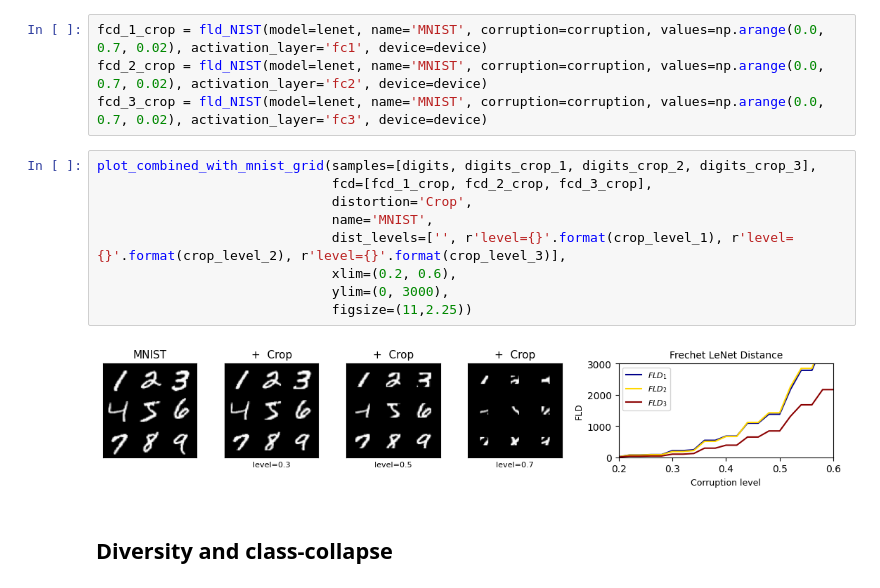
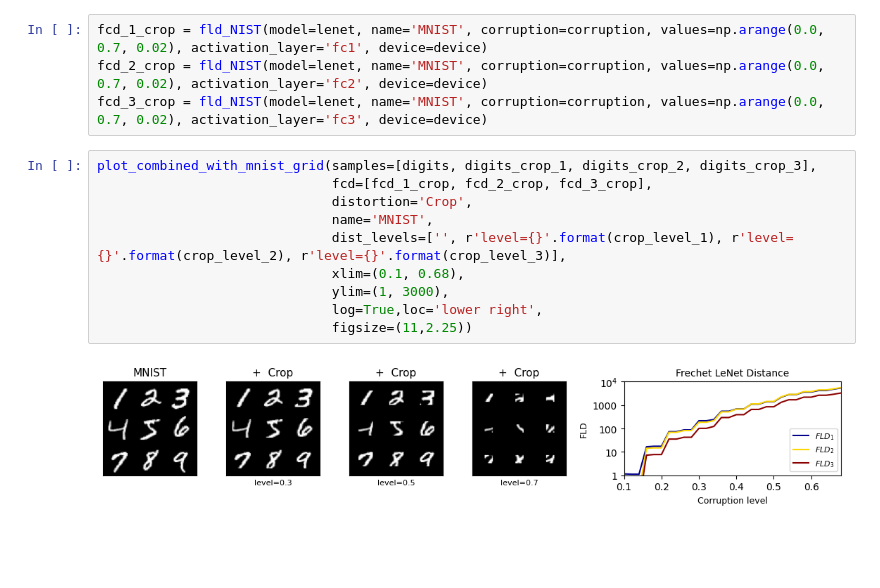
Before and after one commit to dfaroughy/FID-MNIST, a Jupyter notebook: example_MNIST.ipynb, the cells around one changed output. Cells and saved outputs as stored; diff of their text form; blank space fills up the shorter version.

```diff
--- a/example_MNIST.ipynb
+++ b/example_MNIST.ipynb
@@ -215,13 +220,12 @@ fcd_3_crop = fld_NIST(model=lenet, name='MNIST', corruption=corruption, values=n
 # %%
 plot_combined_with_mnist_grid(samples=[digits, digits_crop_1, digits_crop_2, digits_crop_3],
                               fcd=[fcd_1_crop, fcd_2_crop, fcd_3_crop],
                               distortion='Crop',
                               name='MNIST',
                               dist_levels=['', r'level={}'.format(crop_level_1), r'level={}'.format(crop_level_2), r'level={}'.format(crop_level_3)],
-                              xlim=(0.2, 0.6),
-                              ylim=(0, 3000),
+                              xlim=(0.1, 0.68),
+                              ylim=(1, 3000),
+                              log=True,loc='lower right',
                               figsize=(11,2.25))
 # %% [output]
-[figure, old version]
+[figure, new version]
-# %% [markdown]
-## Diversity and class-collapse
```
Also changed, not shown: parts of 14 cells of this notebook, 22 other files.
